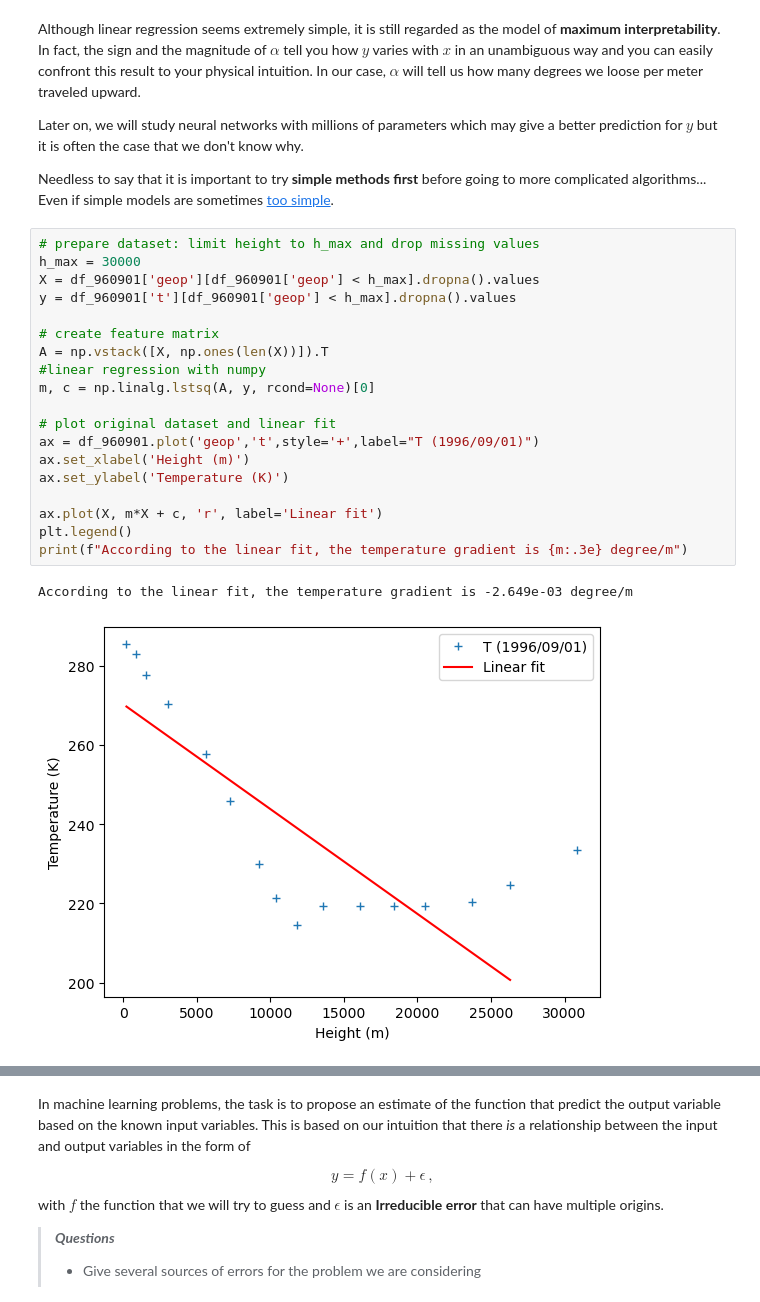
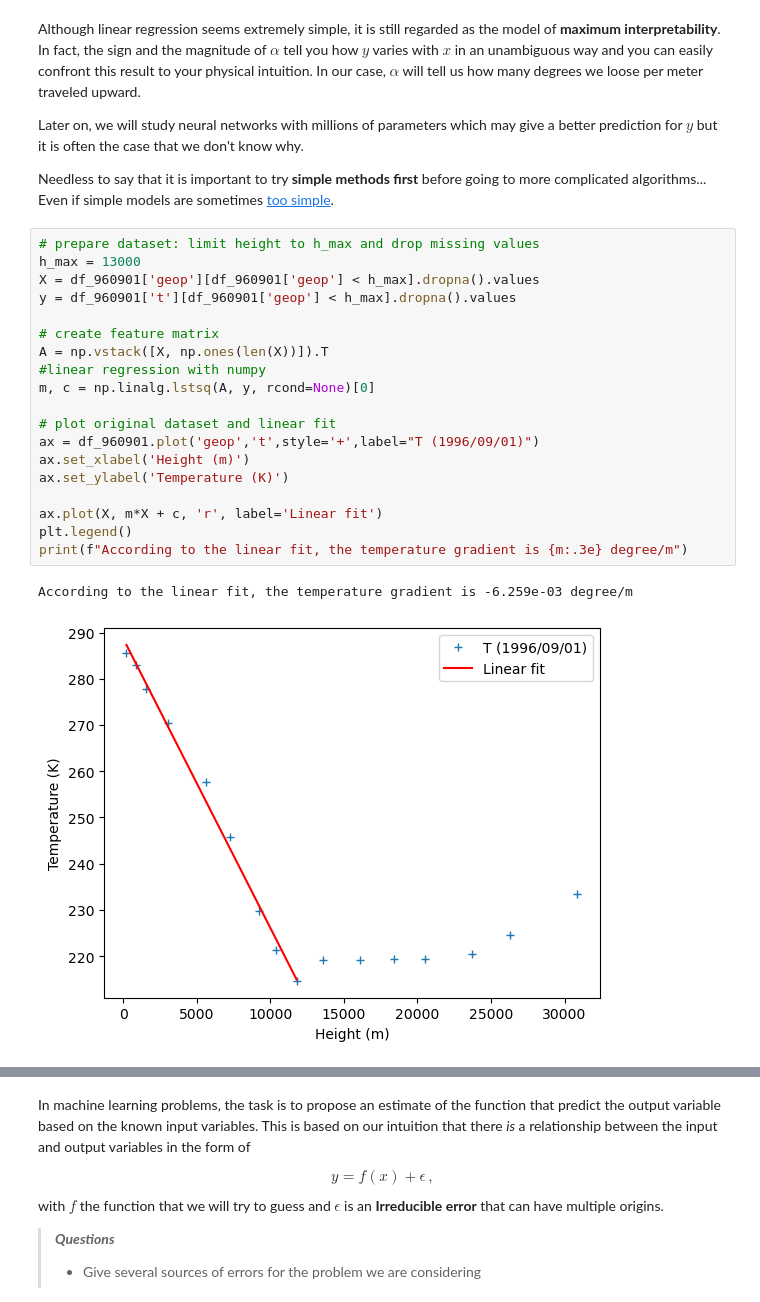
Before and after one commit to Pchambet/ml4climate, a Jupyter notebook: book/notebooks/01_introduction.ipynb, the cells around one changed output, grey strips where cells are left out. Cells and saved outputs as stored; diff of their text form.

```diff
--- a/book/notebooks/01_introduction.ipynb
+++ b/book/notebooks/01_introduction.ipynb
@@ -78,25 +78,25 @@ Later on, we will study neural networks with millions of parameters which may gi
 Needless to say that it is important to try **simple methods first** before going to more complicated algorithms... Even if simple models are sometimes [too simple](https://en.wikipedia.org/wiki/Anscombe%27s_quartet).
 # %%
 # prepare dataset: limit height to h_max and drop missing values
-h_max = 30000
+h_max = 13000
 X = df_960901['geop'][df_960901['geop'] < h_max].dropna().values
 y = df_960901['t'][df_960901['geop'] < h_max].dropna().values
 
 # create feature matrix
 A = np.vstack([X, np.ones(len(X))]).T
 #linear regression with numpy
 m, c = np.linalg.lstsq(A, y, rcond=None)[0]
 
 # plot original dataset and linear fit
 ax = df_960901.plot('geop','t',style='+',label="T (1996/09/01)")
 ax.set_xlabel('Height (m)')
 ax.set_ylabel('Temperature (K)')
 
 ax.plot(X, m*X + c, 'r', label='Linear fit')
 plt.legend()
 print(f"According to the linear fit, the temperature gradient is {m:.3e} degree/m")
 # %% [output]
-According to the linear fit, the temperature gradient is -2.649e-03 degree/m
+According to the linear fit, the temperature gradient is -6.259e-03 degree/m
-[figure, old version]
+[figure, new version]
 # %% [markdown]
 
```
Also changed, not shown: parts of 10 cells of this notebook.
